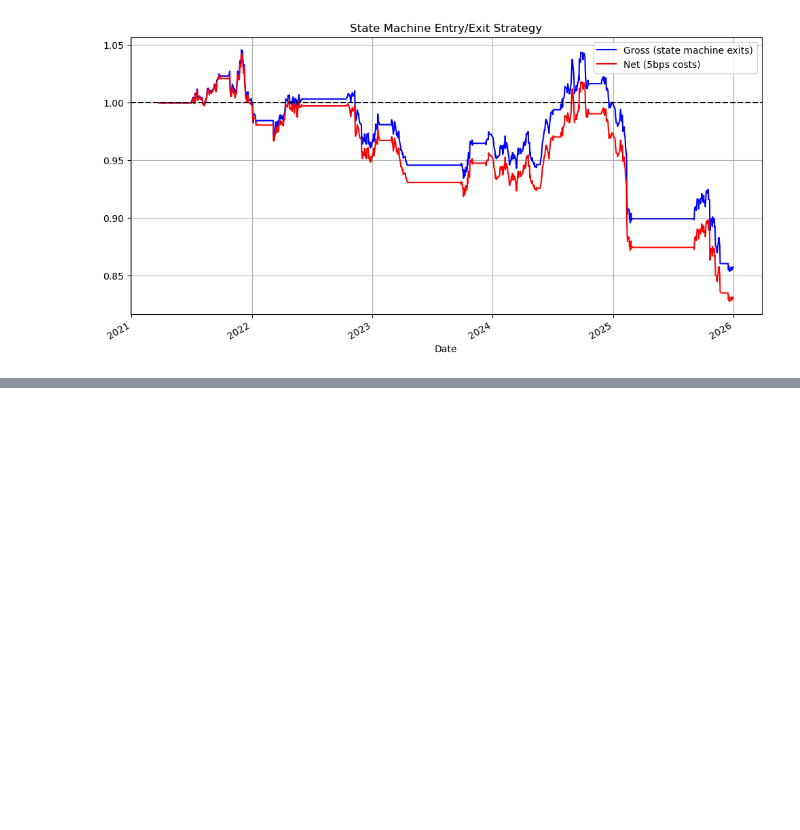
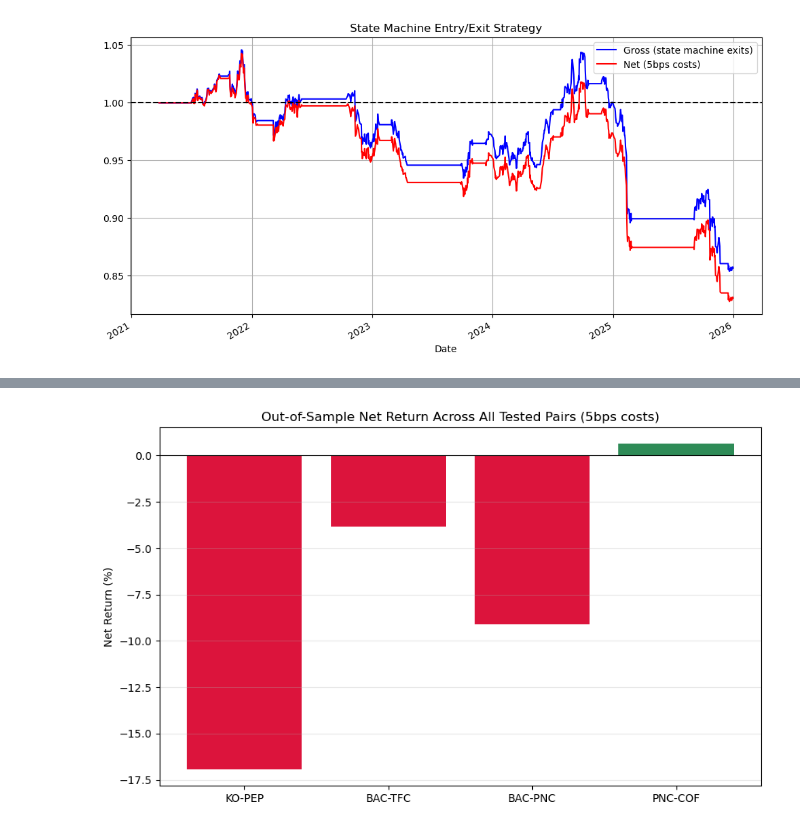
Before and after one commit to 4ammi/pairs-trading-statistical-arbitrage, a Jupyter notebook: cointegrated_pairs_trading.ipynb, the cells around one changed output, grey strips where cells are left out. Cells and saved outputs as stored; diff of their text form; code cells hidden in the pictures; blank space fills up the shorter version.

```diff
--- a/cointegrated_pairs_trading.ipynb
+++ b/cointegrated_pairs_trading.ipynb
@@ -512,0 +619,4 @@ Net Return (after 5bps costs): -16.94%
+# %%
+oos_tickers = ["BAC", "TFC", "PNC", "COF"]
+data_oos = yf.download(oos_tickers, start="2020-01-01", end="2026-01-01")
+prices_oos = data_oos["Close"]
@@ -512,0 +625,8 @@ Net Return (after 5bps costs): -16.94%
+# %%
+def compute_rolling_signals(price1, price2, window_beta=252, window_z=60): #general function
+    log_p1 = np.log(price1)
+    log_p2 = np.log(price2)
+    r_beta = log_p2.rolling(window_beta).cov(log_p1) / log_p2.rolling(window_beta).var()
+    spread = log_p1 - r_beta * log_p2
+    z = (spread - spread.rolling(window_z).mean()) / spread.rolling(window_z).std()
+    return r_beta, spread, z
@@ -512,0 +655,9 @@ Net Return (after 5bps costs): -16.94%
+# %%
+candidates = [("BAC", "TFC"), ("BAC", "PNC"), ("PNC", "COF")]
+
+for t1, t2 in candidates:
+    r_beta, spread, z = compute_rolling_signals(prices_oos[t1], prices_oos[t2])
+    df_pair = backtest_generic(prices_oos[t1], prices_oos[t2], r_beta, z, threshold=2.0)
+    df_pair = apply_costs(df_pair, cost_bps=5)
+    net_return = (df_pair['Cumulative_Returns_net'].iloc[-1] - 1) * 100
+    print(f"{t1}-{t2}: Net Return (5bps) = {net_return:.2f}%")
@@ -512,0 +699,9 @@ Net Return (after 5bps costs): -16.94%
+# %%
+oos_results = {}
+
+for t1, t2 in candidates:
+    r_beta, spread, z = compute_rolling_signals(prices_oos[t1], prices_oos[t2])
+    df_pair = backtest_generic(prices_oos[t1], prices_oos[t2], r_beta, z, threshold=2.0)
+    df_pair = apply_costs(df_pair, cost_bps=5)
+    oos_results[f"{t1}-{t2}"] = df_pair
+    compute_metrics(df_pair, f"{t1}-{t2}")
@@ -512,0 +727,16 @@ Net Return (after 5bps costs): -16.94%
+# %%
+summary = {
+    'KO-PEP': (df_sm['Cumulative_Returns_net'].iloc[-1] - 1) * 100,
+}
+for name, df in oos_results.items():
+    summary[name] = (df['Cumulative_Returns_net'].iloc[-1] - 1) * 100
+
+plt.figure(figsize=(10, 6))
+bars = plt.bar(summary.keys(), summary.values(), color=['crimson' if v < 0 else 'seagreen' for v in summary.values()])
+plt.axhline(0, color='black', linestyle='-', linewidth=0.8)
+plt.title("Out-of-Sample Net Return Across All Tested Pairs (5bps costs)")
+plt.ylabel("Net Return (%)")
+plt.grid(True, alpha=0.3, axis='y')
+plt.show()
+# %% [output]
+[figure, added]
```
Also changed, not shown: parts of 20 cells of this notebook.
